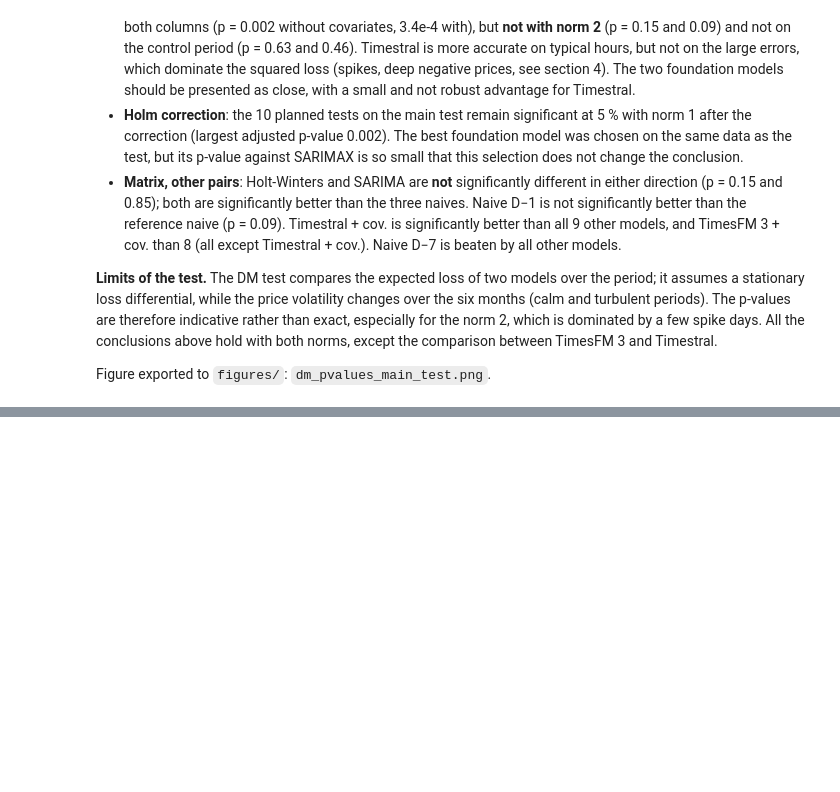
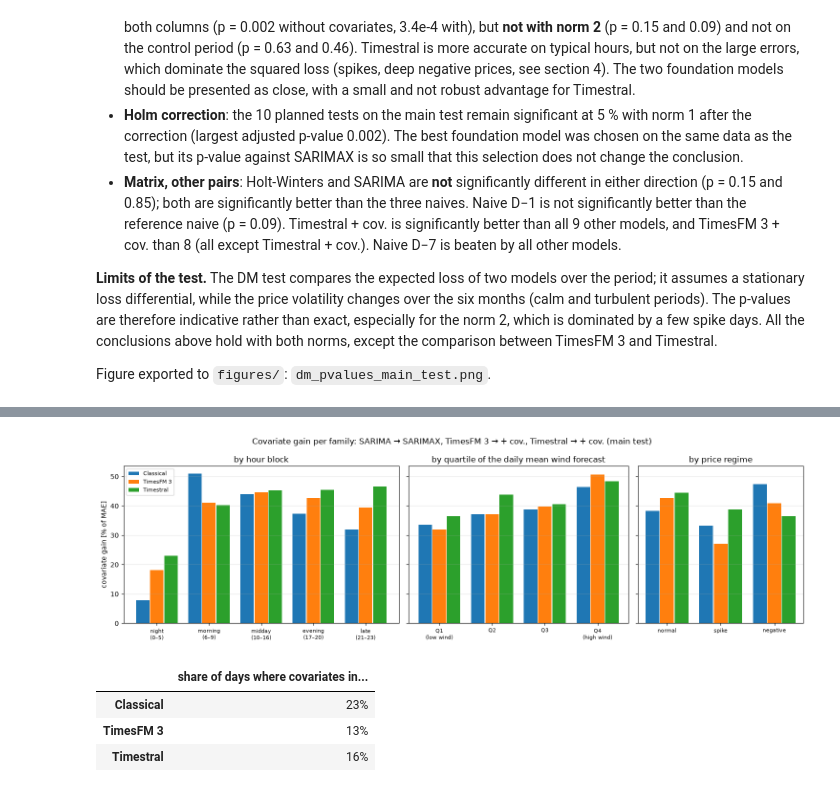
Before and after one commit to aladinsn/electricity-price-forecasting, a Jupyter notebook: notebooks/06_results.ipynb, the cells around one changed output, grey strips where cells are left out. Cells and saved outputs as stored; diff of their text form; code cells hidden in the pictures; blank space fills up the shorter version.

```diff
--- a/notebooks/06_results.ipynb
+++ b/notebooks/06_results.ipynb
@@ -869,0 +1127,12 @@ Figure exported to `figures/`: `dm_pvalues_main_test.png`.
+# %%
+hour_block = pd.cut(main_long["hour"], [-1, 5, 9, 16, 20, 23],
+                    labels=["night (0–5)", "morning (6–9)", "midday (10–16)", "evening (17–20)", "late (21–23)"])
+gains = pd.concat({
+    "all hours": gain_by(pd.Series("main test", index=main_long.index)),
+    "hour block": gain_by(hour_block),
+    "day type": gain_by(nwd),
+    "wind quartile": gain_by("wind_quartile"),
+    "regime": gain_by("regime").loc[["normal", "spike", "negative"]],
+})
+gains.style.format("{:.0f} %").background_gradient(cmap="Greens", vmin=0, vmax=80).set_caption(
+    "Covariate gain: MAE reduction from the version without to the version with covariates")
@@ -869,0 +1157,31 @@ Figure exported to `figures/`: `dm_pvalues_main_test.png`.
+# %%
+fig, axes = plt.subplots(1, 3, figsize=(15, 4.5), sharey=True, gridspec_kw={"width_ratios": [5, 4, 3]})
+for ax, key, title in zip(axes, ["hour block", "wind quartile", "regime"],
+                          ["by hour block", "by quartile of the daily mean wind forecast", "by price regime"]):
+    g = gains.loc[key]
+    x = np.arange(len(g))
+    width = 0.27
+    for k, family in enumerate(FAMILY_PAIRS):
+        ax.bar(x + (k - 1) * width, g[family], width * 0.95, color=FAMILY_COLORS[family], label=family)
+    ax.axhline(0, color="k", lw=0.8)
+    ax.set_xticks(x, [str(i).replace(" (", "\n(") for i in g.index], fontsize=8)
+    ax.set_title(title)
+    ax.grid(axis="y", alpha=0.3)
+axes[0].set_ylabel("covariate gain [% of MAE]")
+axes[0].legend(fontsize=8)
+fig.suptitle("Covariate gain per family: SARIMA → SARIMAX, TimesFM 3 → + cov., Timestral → + cov. (main test)")
+fig.tight_layout()
+fig.savefig(cfg.FIGURES_DIR / "analysis_covariate_gain.png", dpi=150)
+plt.show()
+# %% [output]
+[figure, added]
+# %%
+# Share of days where the version with covariates is worse than the version without
+daily = main_long.groupby(["model", "target_date"])["abs_err"].mean().unstack("model")
+pd.Series({f: (daily[b] > daily[a]).mean() for f, (a, b) in FAMILY_PAIRS.items()},
+          name="share of days where covariates increase the daily MAE").map("{:.0%}".format).to_frame()
+# %% [output]
+|  | share of days where covariates in... |
+| Classical | 23% |
+| TimesFM 3 | 13% |
+| Timestral | 16% |
```
Also changed, not shown: parts of 25 cells of this notebook, 4 other files.
